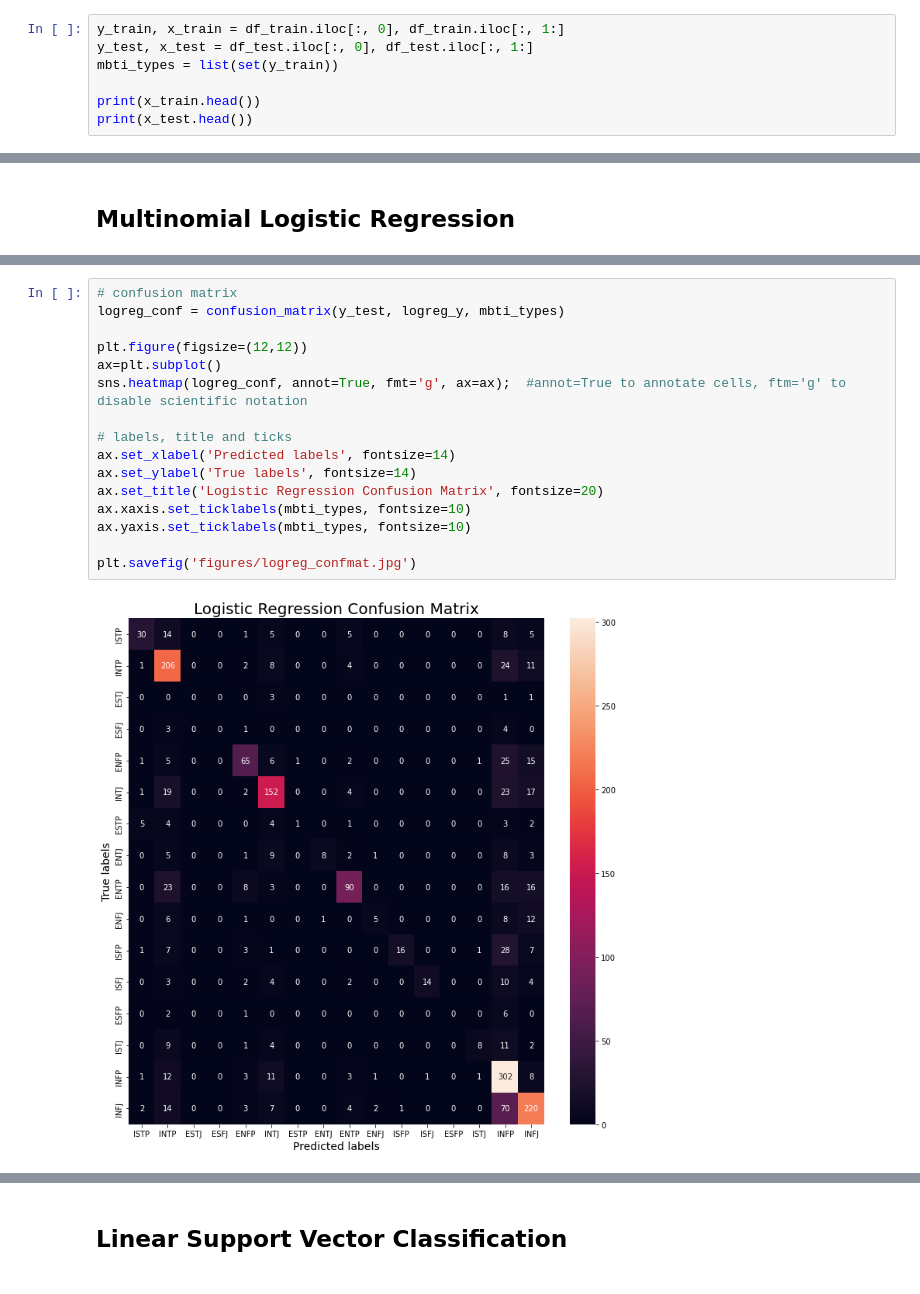
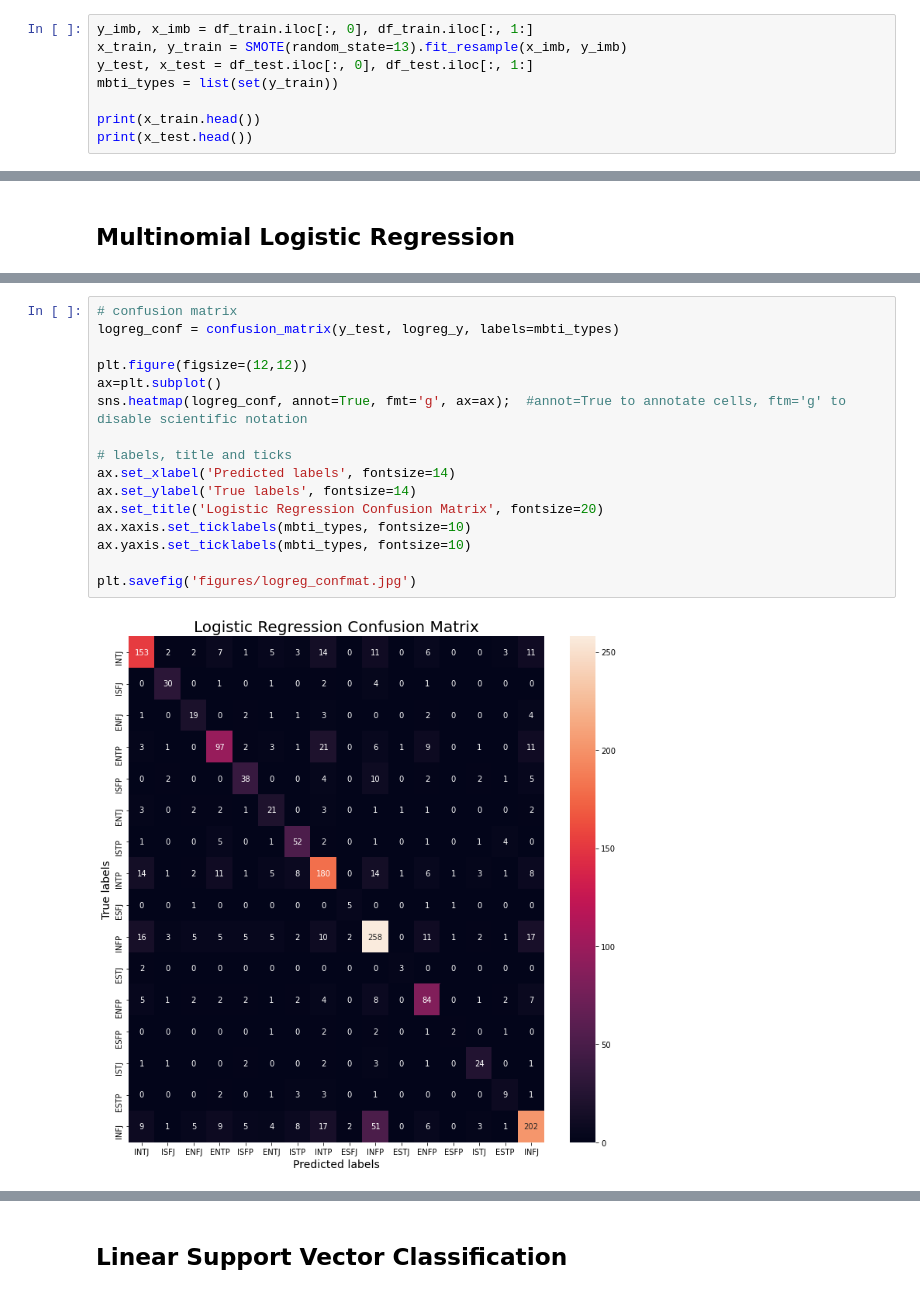
Before and after one commit to jmcmai/cs229-Final-Project, a Jupyter notebook: fit_model.ipynb, the cells around one changed output, grey strips where cells are left out. Saved outputs shown, nothing was run; the diff lists cells and outputs as text.

```diff
--- a/fit_model.ipynb
+++ b/fit_model.ipynb
@@ -21,7 +26,8 @@ test_data = 'data/tfidf_test_data.csv'
 df_train = pd.read_csv(train_data)
 df_test = pd.read_csv(test_data)
 # %%
-y_train, x_train = df_train.iloc[:, 0], df_train.iloc[:, 1:]
+y_imb, x_imb = df_train.iloc[:, 0], df_train.iloc[:, 1:]
+x_train, y_train = SMOTE(random_state=13).fit_resample(x_imb, y_imb)
 y_test, x_test = df_test.iloc[:, 0], df_test.iloc[:, 1:]
 mbti_types = list(set(y_train))
 
@@ -107,20 +113,20 @@ Logistic Regression Accuracy: 0.6438040345821325
 # %%
 # confusion matrix
-logreg_conf = confusion_matrix(y_test, logreg_y, mbti_types)
+logreg_conf = confusion_matrix(y_test, logreg_y, labels=mbti_types)
 
 plt.figure(figsize=(12,12))
 ax=plt.subplot()
 sns.heatmap(logreg_conf, annot=True, fmt='g', ax=ax);  #annot=True to annotate cells, ftm='g' to disable scientific notation
 
 # labels, title and ticks
 ax.set_xlabel('Predicted labels', fontsize=14)
 ax.set_ylabel('True labels', fontsize=14)
 ax.set_title('Logistic Regression Confusion Matrix', fontsize=20)
 ax.xaxis.set_ticklabels(mbti_types, fontsize=10)
 ax.yaxis.set_ticklabels(mbti_types, fontsize=10)
 
 plt.savefig('figures/logreg_confmat.jpg')
 # %% [output]
-[figure, old version]
+[figure, new version]
 # %%
 # Precision recall
```
Also changed, not shown: parts of 10 cells of this notebook, 11 other files.
